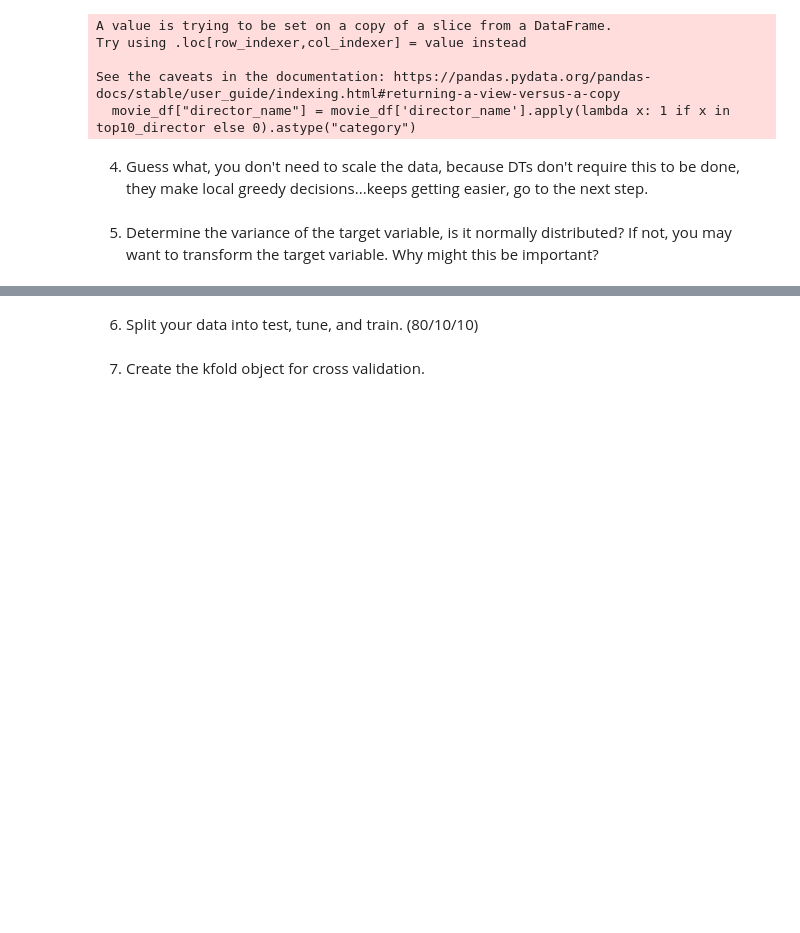
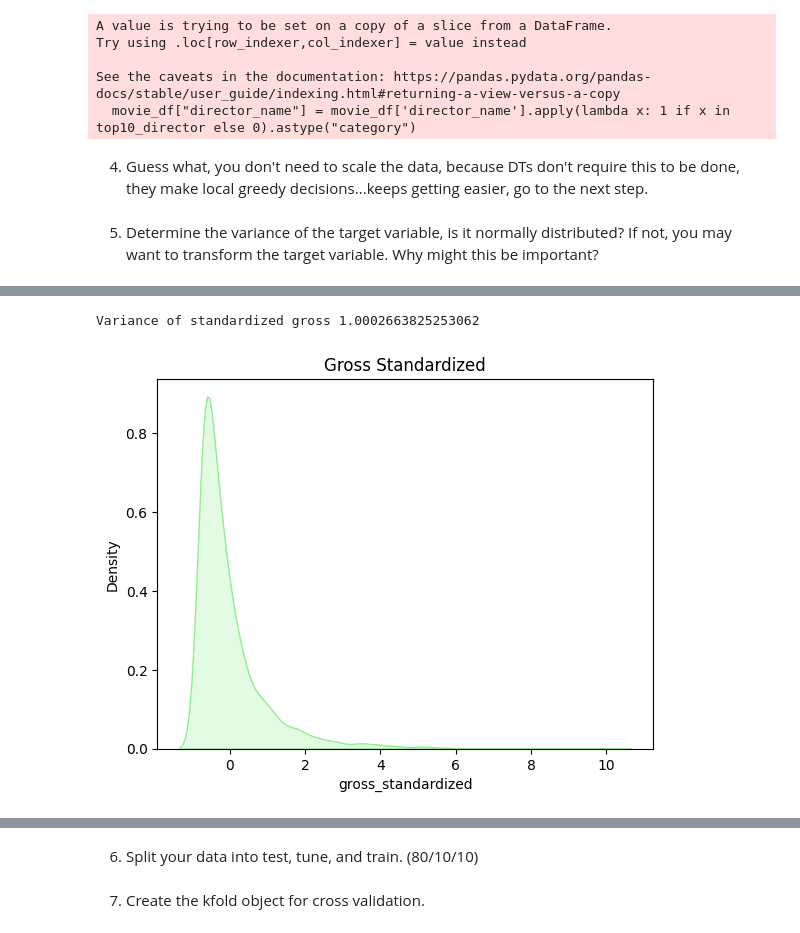
Before and after one commit to masonnicoletti/DS-3021, a Jupyter notebook: 09_DT_Regression/dt_regression_lab.ipynb, the cells around one changed output, grey strips where cells are left out. Drawn from its saved outputs; the diff is of its cells as text; code cells hidden in the pictures; blank space fills up the shorter version.

```diff
--- a/09_DT_Regression/dt_regression_lab.ipynb
+++ b/09_DT_Regression/dt_regression_lab.ipynb
@@ -132,0 +158,18 @@ print(var_gross)
+# %%
+# Transform the Gross Column
+
+# Standardize gross data using StandardScaler
+s_scaler = StandardScaler()
+movie_data['gross_standardized'] = s_scaler.fit_transform(movie_data[['gross']])
+
+# Find the variance of the standardized gross
+var_gross_standardized = movie_data['gross_standardized'].var()
+print("Variance of standardized gross", var_gross_standardized)
+
+# Plot the density of the standardized gross
+sns.kdeplot(movie_data['gross_standardized'], color='lightgreen', fill=True)
+plt.title('Gross Standardized')
+plt.show()
+# %% [output]
+Variance of standardized gross 1.0002663825253062
+[figure, added]
```
Also changed, not shown: parts of 19 cells of this notebook.
